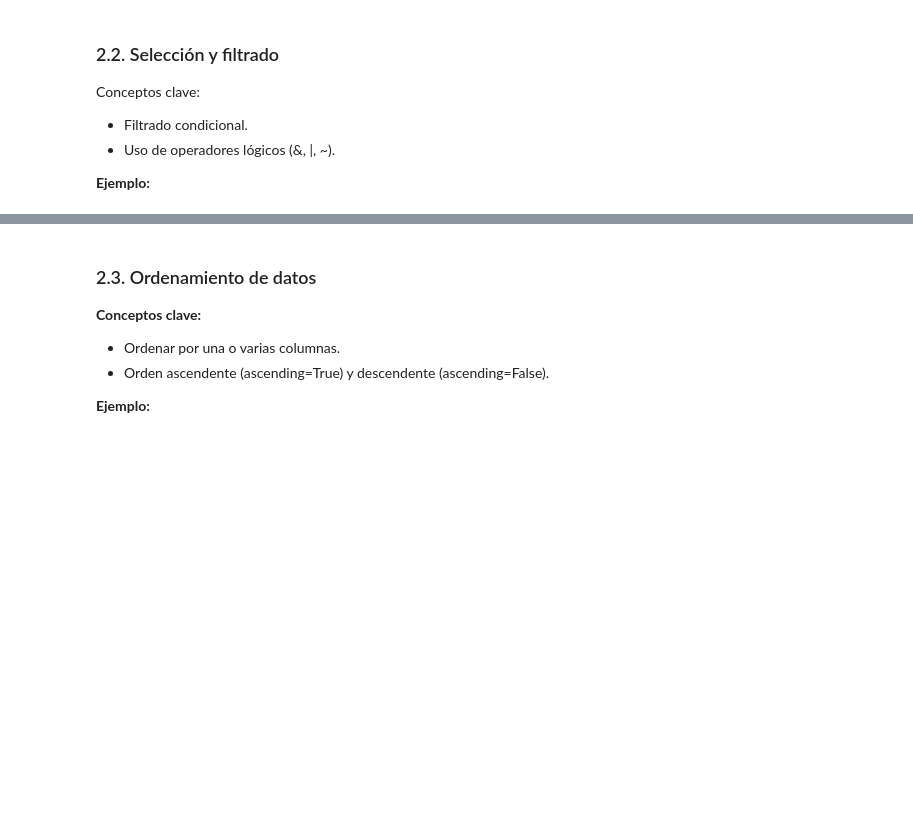
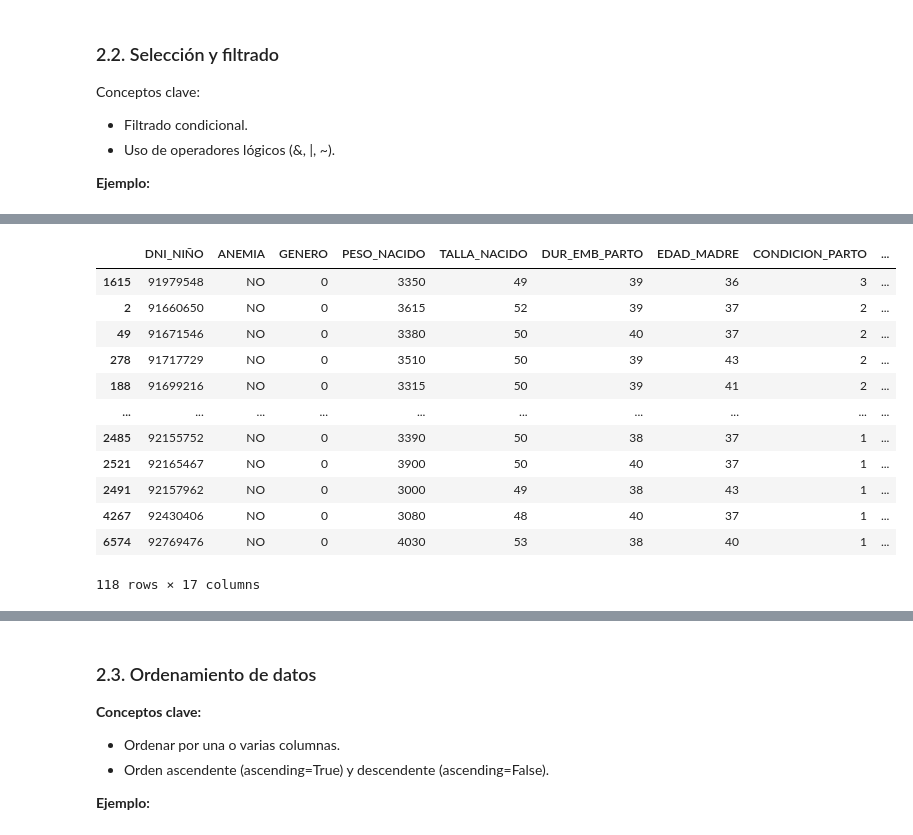
Before and after one commit to ErosVillegass/Programmation-101, a Jupyter notebook: 07_manipulaci_n_de_datos_con_pandas.ipynb, the cells around one changed output, grey strips where cells are left out. Cells and saved outputs as stored; diff of their text form; code cells hidden in the pictures; blank space fills up the shorter version.

```diff
--- a/07_manipulaci_n_de_datos_con_pandas.ipynb
+++ b/07_manipulaci_n_de_datos_con_pandas.ipynb
@@ -132,0 +220,19 @@ Conceptos clave:
+# %%
+# Del dataframe ordene de mayor a menor la condición del parto  teniendo en cuenta
+# que mujeres no tienen anemia y corresponden a madres con edad mayor a 35?
+
+df[(df.ANEMIA == "NO") & (df.GENERO == 0) & (df.EDAD_MADRE > 35)].sort_values(by = ["CONDICION_PARTO"], ascending=False)
+# %% [output]
+|  | DNI_NIÑO | ANEMIA | GENERO | PESO_NACIDO | TALLA_NACIDO | DUR_EMB_PARTO | EDAD_MADRE | CONDICION_PARTO | ... |
+| 1615 | 91979548 | NO | 0 | 3350 | 49 | 39 | 36 | 3 | ... |
+| 2 | 91660650 | NO | 0 | 3615 | 52 | 39 | 37 | 2 | ... |
+| 49 | 91671546 | NO | 0 | 3380 | 50 | 40 | 37 | 2 | ... |
+| 278 | 91717729 | NO | 0 | 3510 | 50 | 39 | 43 | 2 | ... |
+| 188 | 91699216 | NO | 0 | 3315 | 50 | 39 | 41 | 2 | ... |
+| ... | ... | ... | ... | ... | ... | ... | ... | ... | ... |
+| 2485 | 92155752 | NO | 0 | 3390 | 50 | 38 | 37 | 1 | ... |
+| 2521 | 92165467 | NO | 0 | 3900 | 50 | 40 | 37 | 1 | ... |
+| 2491 | 92157962 | NO | 0 | 3000 | 49 | 38 | 43 | 1 | ... |
+| 4267 | 92430406 | NO | 0 | 3080 | 48 | 40 | 37 | 1 | ... |
+| 6574 | 92769476 | NO | 0 | 4030 | 53 | 38 | 40 | 1 | ... |
+118 rows × 17 columns
```
Also changed, not shown: parts of 19 cells of this notebook.
